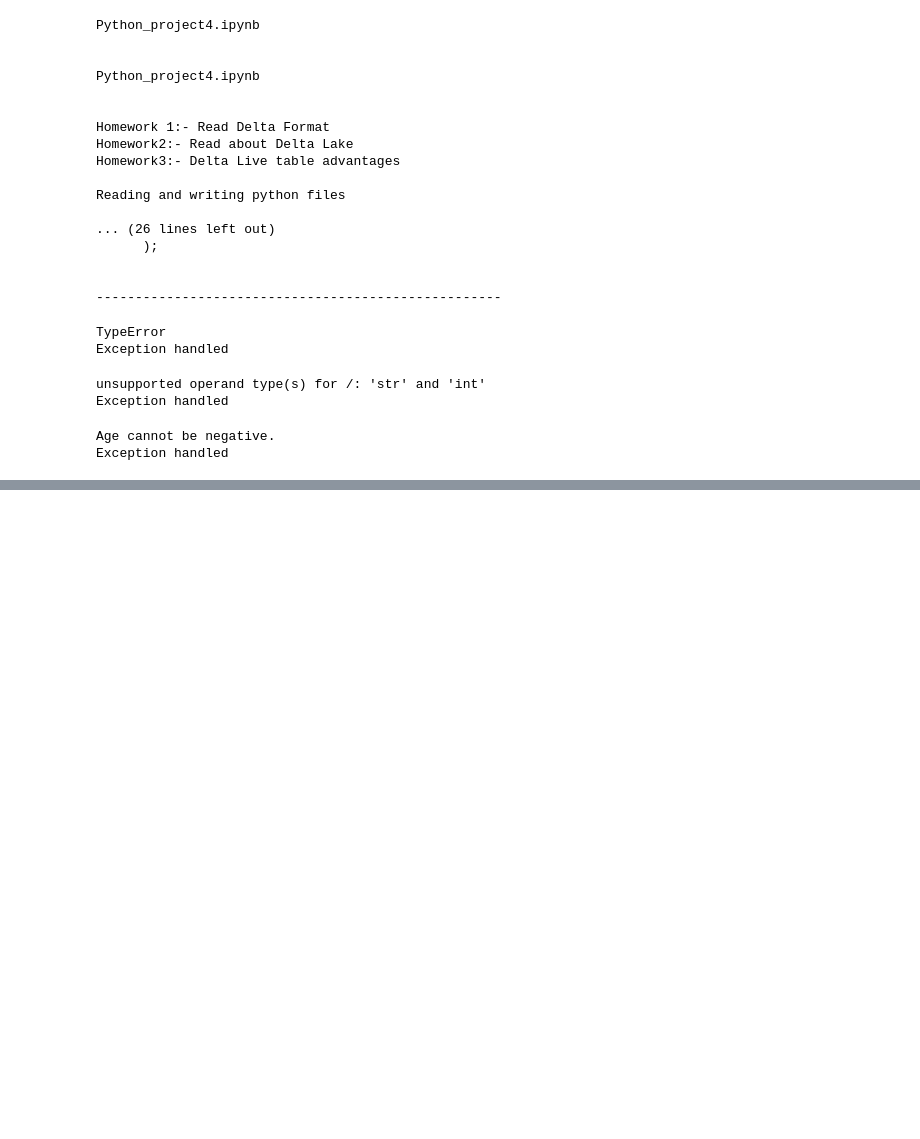
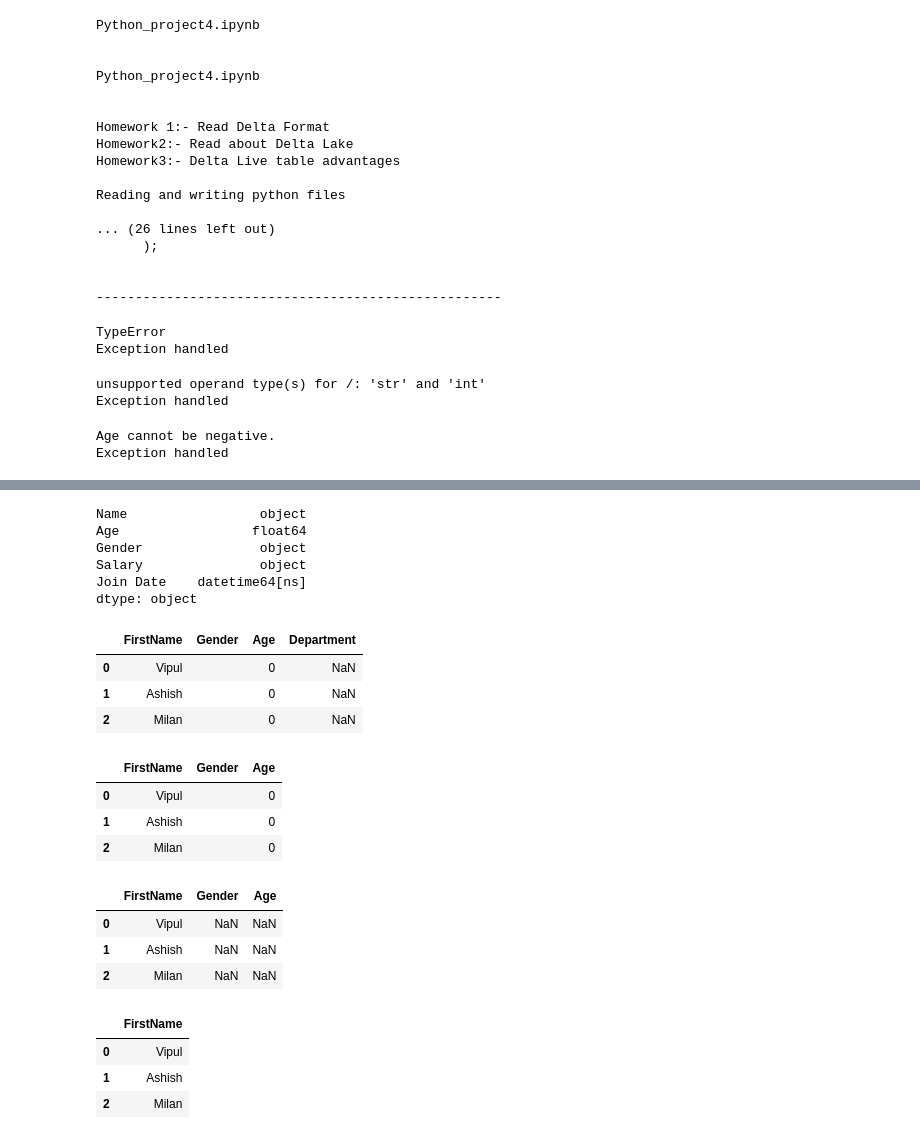
Before and after one commit to Sreemayidontha/Python-daily-codes, a Jupyter notebook: Python_daily.ipynb, the cells around one changed output, grey strips where cells are left out. Drawn from its saved outputs; the diff is of its cells as text; code cells hidden in the pictures; blank space fills up the shorter version.

```diff
--- a/Python_daily.ipynb
+++ b/Python_daily.ipynb
@@ -2321,0 +2400,21 @@ Exception handled
+# %%
+df.dtypes
+# %% [output]
+Name                 object
+Age                 float64
+Gender               object
+Salary               object
+Join Date    datetime64[ns]
+dtype: object
+# %%
+# Drop Empty Columns in Pandas
+df = pd.DataFrame({'FirstName': ['Vipul', 'Ashish', 'Milan'],
+                            "Gender": ["", "", ""],
+                            "Age": [0, 0, 0]})
+df['Department'] = np.nan
+display(df)
+# %% [output]
+|  | FirstName | Gender | Age | Department |
+| 0 | Vipul |  | 0 | NaN |
+| 1 | Ashish |  | 0 | NaN |
+| 2 | Milan |  | 0 | NaN |
@@ -2321,0 +2423,7 @@ Exception handled
+# %%
+df
+# %% [output]
+|  | FirstName | Gender | Age |
+| 0 | Vipul |  | 0 |
+| 1 | Ashish |  | 0 |
+| 2 | Milan |  | 0 |
@@ -2321,0 +2432,7 @@ Exception handled
+# %%
+df
+# %% [output]
+|  | FirstName | Gender | Age |
+| 0 | Vipul | NaN | NaN |
+| 1 | Ashish | NaN | NaN |
+| 2 | Milan | NaN | NaN |
@@ -2321,0 +2441,7 @@ Exception handled
+# %%
+df
+# %% [output]
+|  | FirstName |
+| 0 | Vipul |
+| 1 | Ashish |
+| 2 | Milan |
```
Also changed, not shown: parts of 14 cells of this notebook.
